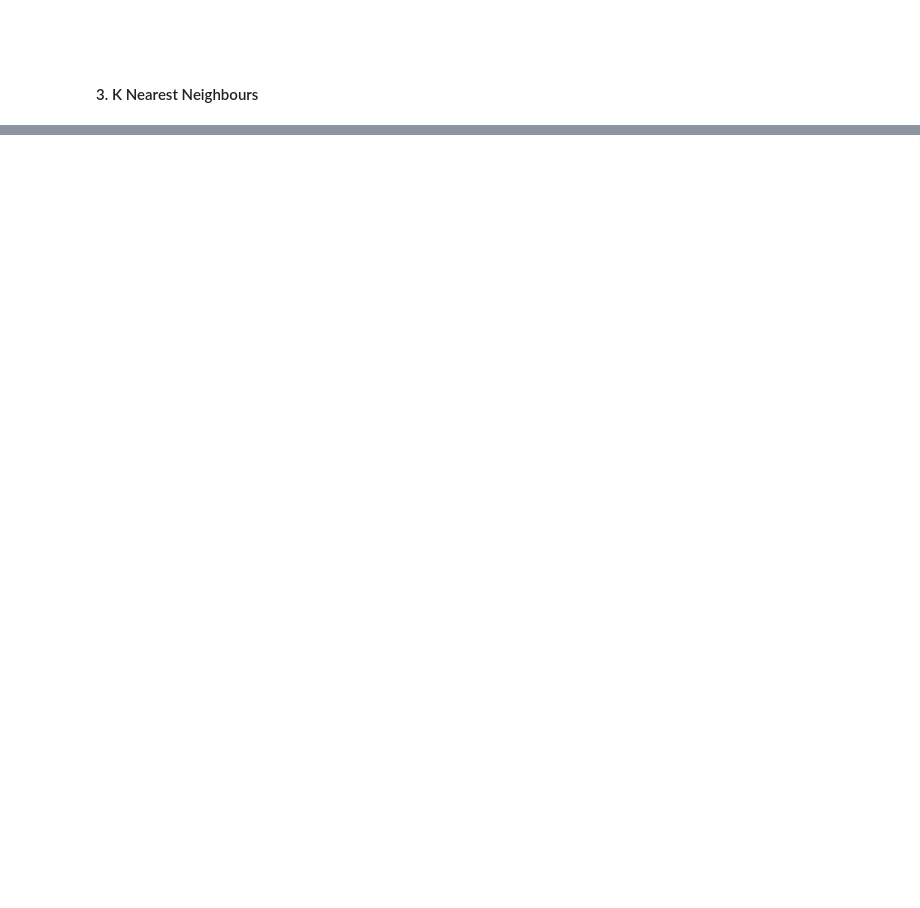
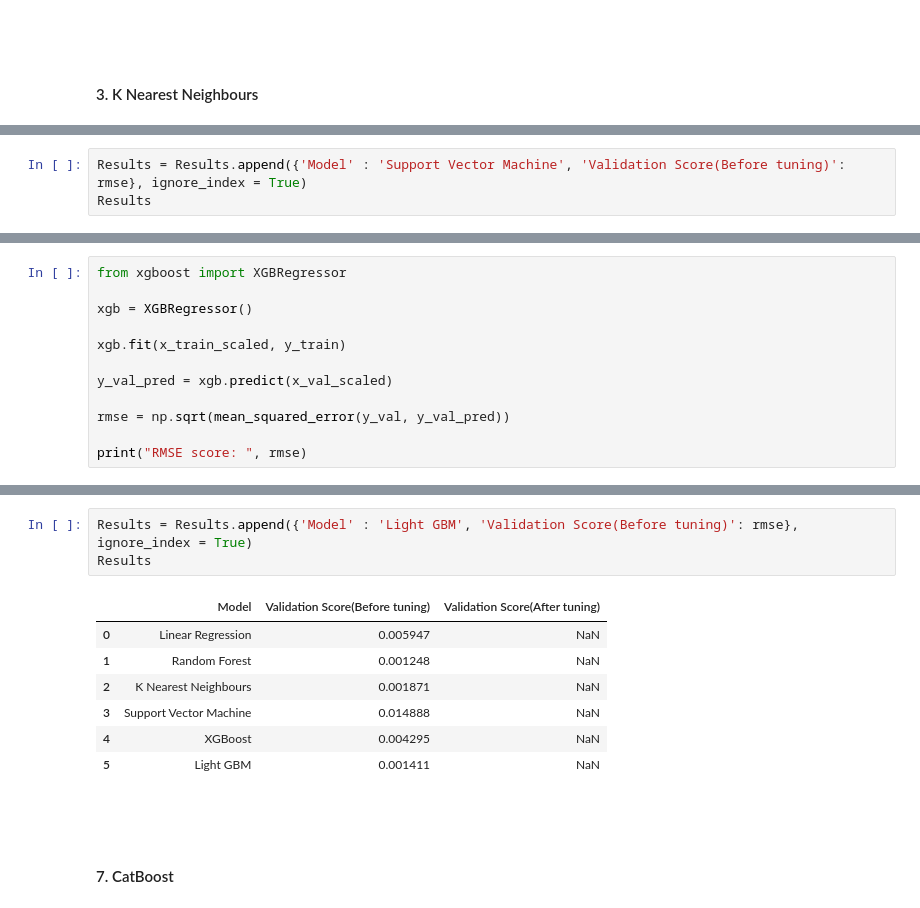
Before and after one commit to PritamAich/Propulsion-Plants-Decay-Evaluation, a Jupyter notebook: ML model creation and evaluation.ipynb, the cells around one changed output, grey strips where cells are left out. Cells and saved outputs as stored; diff of their text form; blank space fills up the shorter version.

```diff
--- a/ML model creation and evaluation.ipynb
+++ b/ML model creation and evaluation.ipynb
@@ -150,0 +176,3 @@ Results
+# %%
+Results = Results.append({'Model' : 'Support Vector Machine', 'Validation Score(Before tuning)': rmse}, ignore_index = True)
+Results
@@ -150,0 +189,12 @@ Results
+# %%
+from xgboost import XGBRegressor
+
+xgb = XGBRegressor()
+
+xgb.fit(x_train_scaled, y_train)
+
+y_val_pred = xgb.predict(x_val_scaled)
+
+rmse = np.sqrt(mean_squared_error(y_val, y_val_pred))
+
+print("RMSE score: ", rmse)
@@ -150,0 +232,15 @@ Results
+# %%
+Results = Results.append({'Model' : 'Light GBM', 'Validation Score(Before tuning)': rmse}, ignore_index = True)
+Results
+# %% [output]
+|  | Model | Validation Score(Before tuning) | Validation Score(After tuning) |
+| 0 | Linear Regression | 0.005947 | NaN |
+| 1 | Random Forest | 0.001248 | NaN |
+| 2 | K Nearest Neighbours | 0.001871 | NaN |
+| 3 | Support Vector Machine | 0.014888 | NaN |
+| 4 | XGBoost | 0.004295 | NaN |
+| 5 | Light GBM | 0.001411 | NaN |
+# %% [markdown]
+#####
+# %% [markdown]
+#### 7. CatBoost
```
Also changed, not shown: parts of 26 cells of this notebook.
